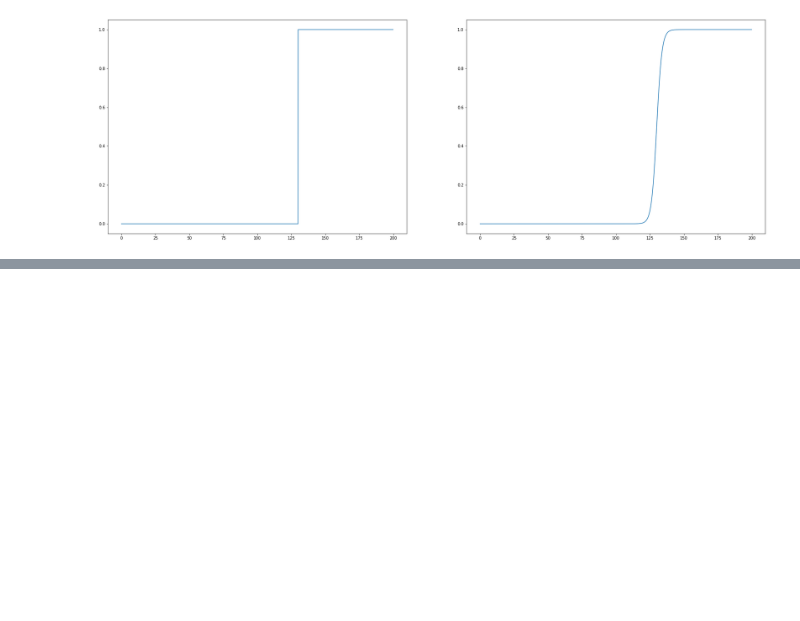
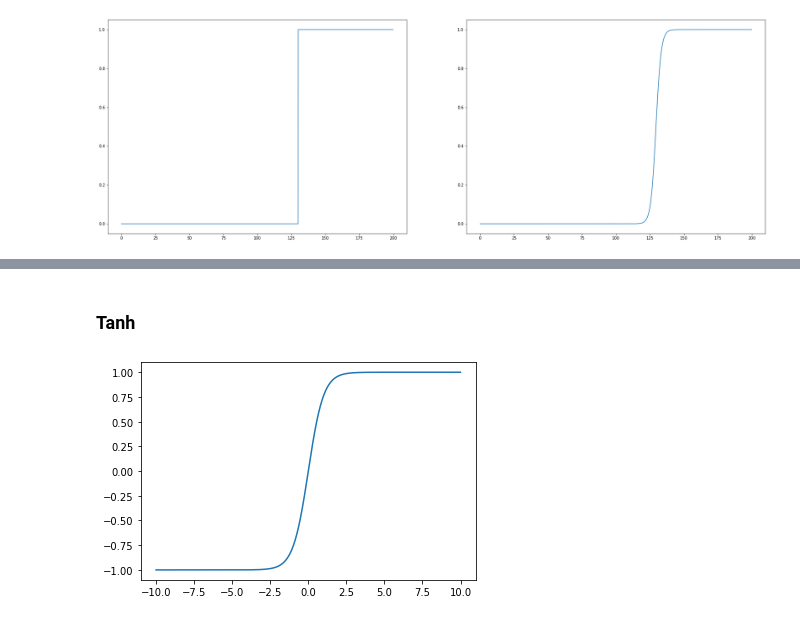
Before and after one commit to Daniel-LoCY/pytorch_learning, a Jupyter notebook: Activation_Function.ipynb, the cells around one changed output, grey strips where cells are left out. Saved outputs shown, nothing was run; the diff lists cells and outputs as text; code cells hidden in the pictures; blank space fills up the shorter version.

```diff
--- a/Activation_Function.ipynb
+++ b/Activation_Function.ipynb
@@ -75,0 +110,8 @@ plt.plot(x, y_p)
+# %% [markdown]
+### Tanh
+# %%
+x = torch.arange(-10, 10, step=0.01)
+plt.plot(x, torch.tanh(x))
+plt.show()
+# %% [output]
+[figure, added]
```
Also changed, not shown: parts of 9 cells of this notebook, 7 other files.
